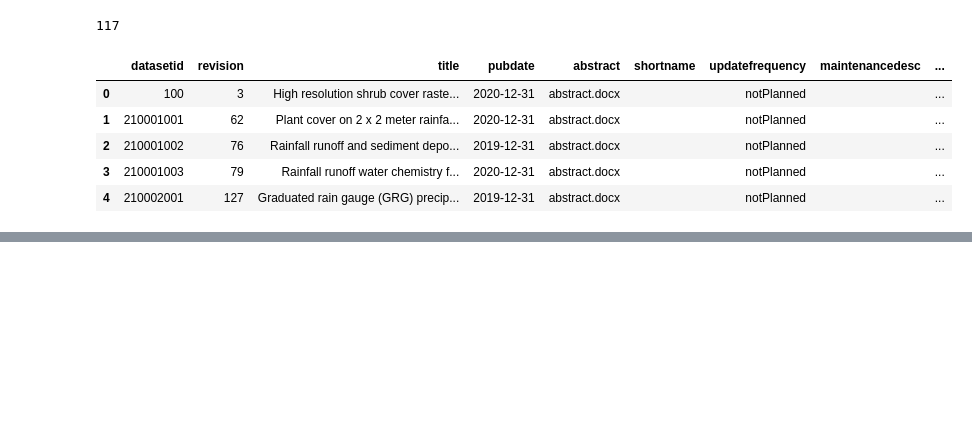
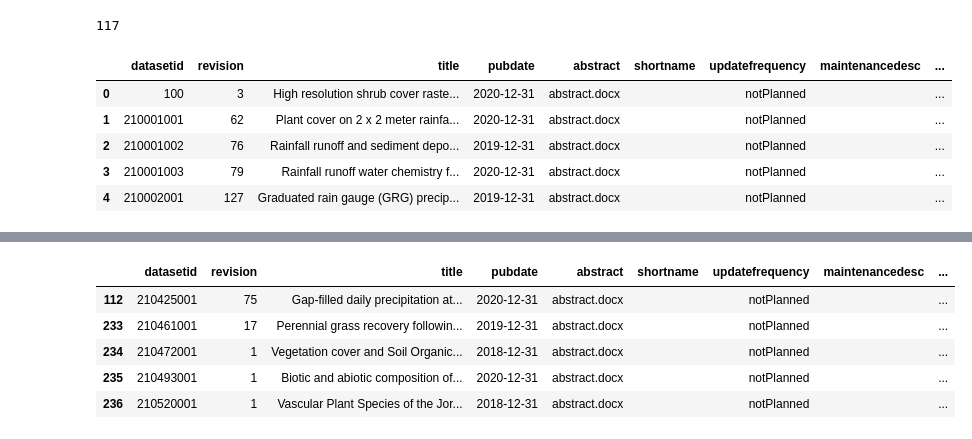
Before and after one commit to jornada-im/jrn-db-utils, a Jupyter notebook: jupyter/datasets_edi2mb.ipynb, the cells around one changed output, grey strips where cells are left out. Saved outputs shown, nothing was run; the diff lists cells and outputs as text; code cells hidden in the pictures; blank space fills up the shorter version.

Commit message:
Populating metabase utils
* connection copy from csv utils in py2pg
* populate DataSets and DataSetEntities tables in notebook

```diff
--- a/jupyter/datasets_edi2mb.ipynb
+++ b/jupyter/datasets_edi2mb.ipynb
@@ -49,11 +51,11 @@ nonmet.sum()
 117
 # %%
 # Rearrange columns
-df_in = df.loc[nonmet,['datasetid','revision','title','pubdate','abstract','shortname','updatefrequency','maintenancedesc','abstracttype','boilerplate']]
+ds_in = df.loc[nonmet,['datasetid','revision','title','pubdate','abstract','shortname','updatefrequency','maintenancedesc','abstracttype','boilerplate']]
 # %%
 # Reformat dates in pubdate
-df_in.pubdate = df_in.pubdate + '-12-31'
-df_in.head()
+ds_in.pubdate = ds_in.pubdate + '-12-31'
+ds_in.head()
 # %% [output]
 |  | datasetid | revision | title | pubdate | abstract | shortname | updatefrequency | maintenancedesc | ... |
 | 0 | 100 | 3 | High resolution shrub cover raste... | 2020-12-31 | abstract.docx |  | notPlanned |  | ... |
@@ -82,0 +87,9 @@ conninfo = {
+# %%
+ds_in.tail()
+# %% [output]
+|  | datasetid | revision | title | pubdate | abstract | shortname | updatefrequency | maintenancedesc | ... |
+| 112 | 210425001 | 75 | Gap-filled daily precipitation at... | 2020-12-31 | abstract.docx |  | notPlanned |  | ... |
+| 233 | 210461001 | 17 | Perennial grass recovery followin... | 2019-12-31 | abstract.docx |  | notPlanned |  | ... |
+| 234 | 210472001 | 1 | Vegetation cover and Soil Organic... | 2018-12-31 | abstract.docx |  | notPlanned |  | ... |
+| 235 | 210493001 | 1 | Biotic and abiotic composition of... | 2020-12-31 | abstract.docx |  | notPlanned |  | ... |
+| 236 | 210520001 | 1 | Vascular Plant Species of the Jor... | 2018-12-31 | abstract.docx |  | notPlanned |  | ... |
```
Also changed, not shown: parts of 25 cells of this notebook, 3 other files.
